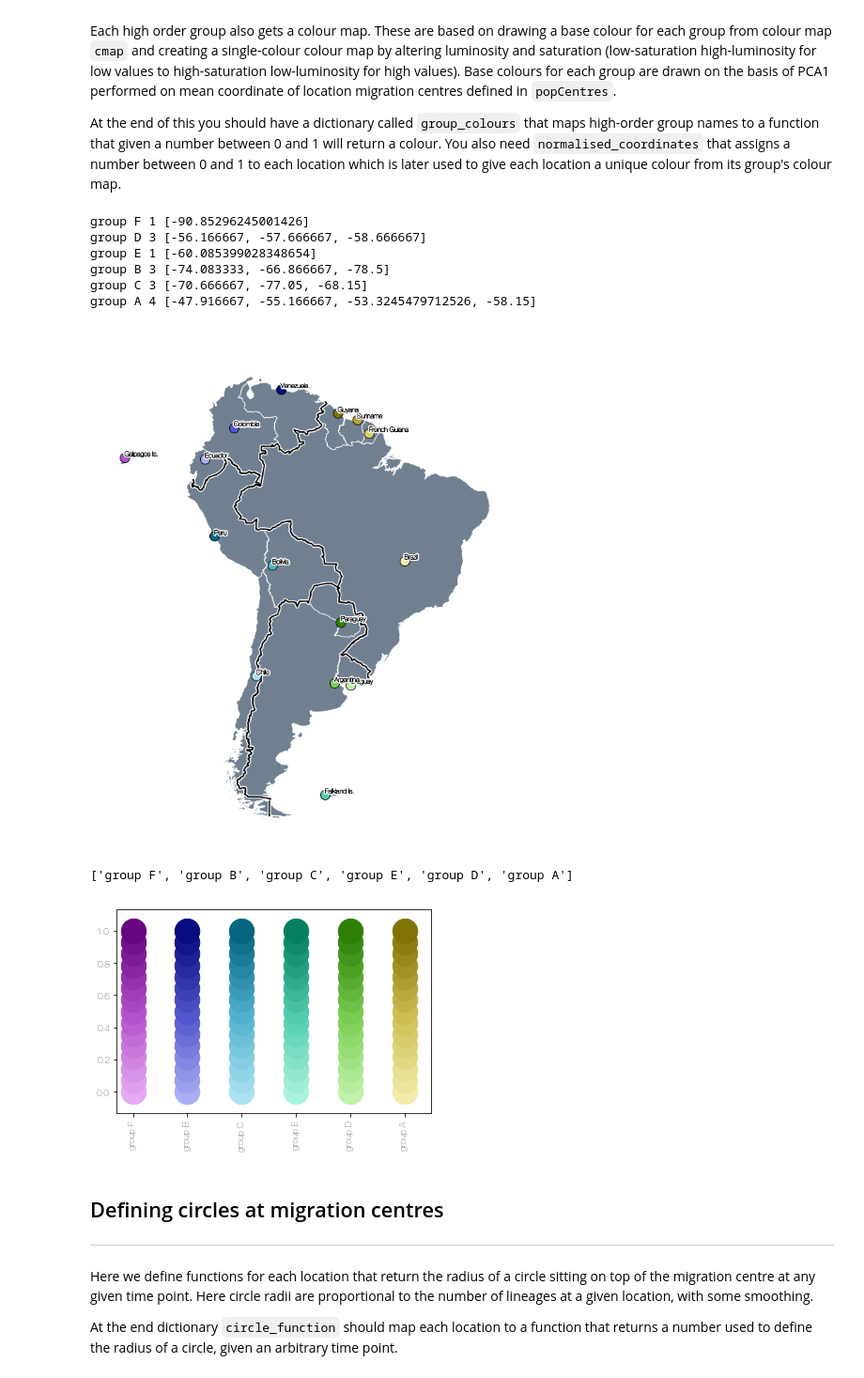
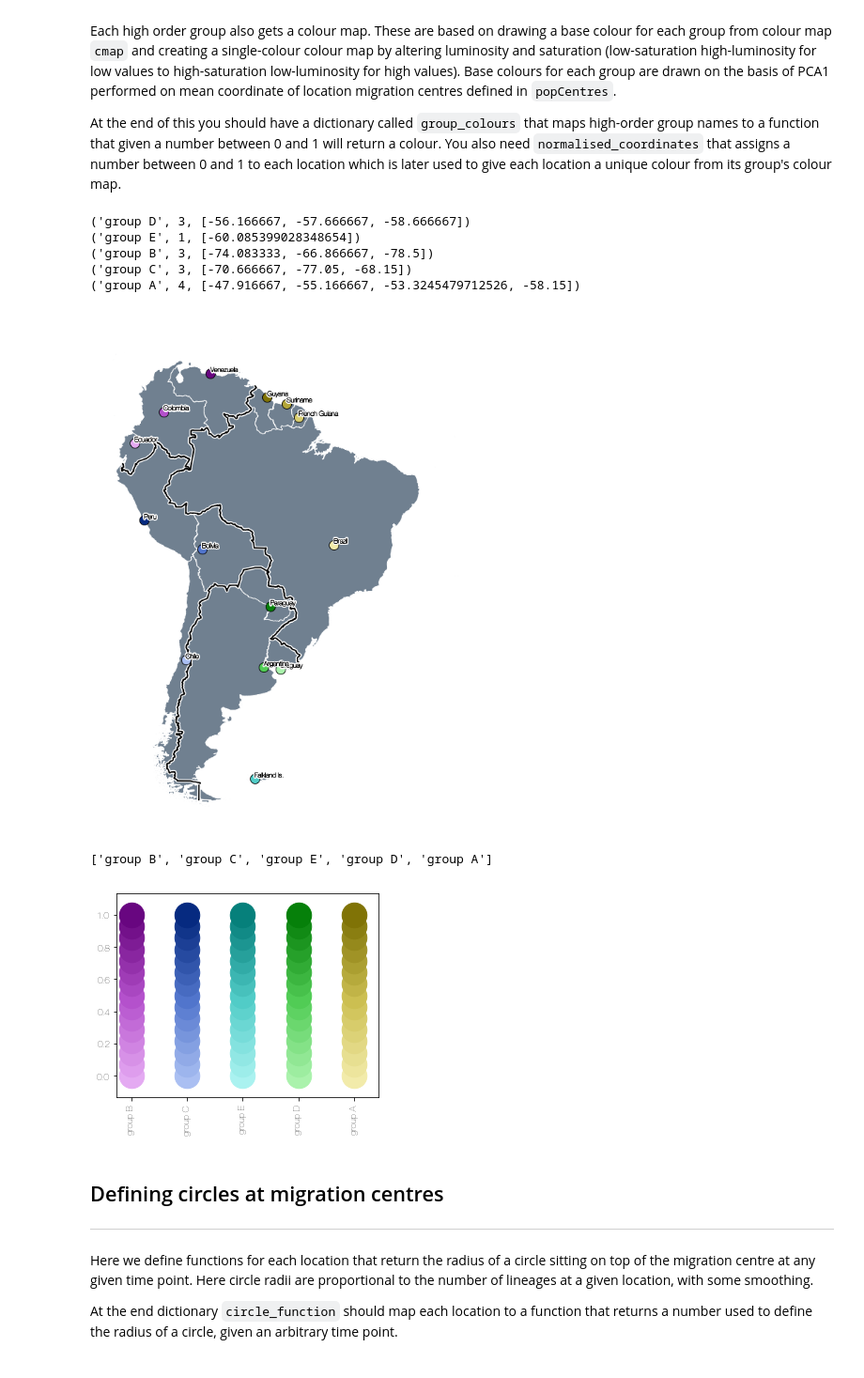
Before and after one commit to evogytis/baltic, a Jupyter notebook: curonia.ipynb, the cells around one changed output. Shown: that part at 94% size. Drawn from its saved outputs; the diff is of its cells as text; code cells hidden in the pictures.

```diff
--- a/curonia.ipynb
+++ b/curonia.ipynb
@@ -113,12 +120,12 @@ address='https://raw.githubusercontent.com/phylogeography/SpreaD3/master/data/ge
 
 try: ## if there's internet
     fetch_map = requests.get(address) ## fetch Central America geoJSON file from SpreaD3 repo as an example
-    json_map=json.load(StringIO(fetch_map.text)) ## import json
+    json_map=json.load(sio(fetch_map.text)) ## import json
     json.dump(json_map,open('./baltic_example.geojson','w')) ## write to file locally
 except: ## no internet
     json_map=json.load(open('./baltic_example.geojson','r')) ## read from (hopefully saved) local copy
 
-print 'Done!'
+print('Done!')
 # %% [output]
 Done!
 # %% [markdown]
@@ -138,8 +145,8 @@ locName='name' ## key name for each feature
 for loc in features: ## iterate through features (locations)
     poly = np.asarray(loc['geometry']['coordinates']) ## get coordinates
     location=removeDiacritics(loc['properties'][locName]) ## standardised location name (remove diacritics)
-
-    if location not in ['Isla Sala y Gomez']: ## ignore Isla Sala y Gomez
+#     print(location.encode().decode('utf-8'))
+    if location not in ['Isla Sala y Gomez'] and 'Gal' not in location: ## ignore Isla Sala y Gomez
         polygons[location]=[]
         location_points[location]=[]
         if loc['geometry']['type']=='MultiPolygon': ## multiple parts detected
@@ -163,8 +170,8 @@ for loc in features: ## iterate through features (locations)
             complete_location.append(Polygon(part,True)) ## create a polygon for each component of a location
 
         polygons[location]=complete_location ## assign list of polygons to a location
-    elif location=='Isla Sala y Gomez': ## if location is Isla Sala y Gomez - print a geoJSON entry example
-        print 'example geoJSON entry:\n%s\n\nnote that only the coordinate field is called\n'%(loc)
+#     elif location=='Isla Sala y Gomez': ## if location is Isla Sala y Gomez - print a geoJSON entry example
+#         print('example geoJSON entry:\n%s\n\nnote that only the coordinate field is called\n'%(loc))
 
-print 'polygons loaded:\n%s'%(polygons.keys())
+print('polygons loaded:\n%s'%(polygons.keys()))
 # %% [output]
@@ -204,20 +206,20 @@ for line in popFile: ## iterate over spreadsheet of coordinates
         #locations.append(country)
 
 for loc in polygons.keys(): ## iterate through locations
-    if popCentres.has_key(loc)==False: ## if capital coordinates were not found during the previous pass
+    if loc not in popCentres: ## if capital coordinates were not found during the previous pass
         popCentres[loc]=np.mean([np.mean(poly.get_verts(),axis=0) for poly in polygons[loc]],axis=0) ## assign pop centroid as mean of all polygon coordinates
         #locations.append(loc)
 
-print 'migration centres:\n%s\n'%(popCentres.keys())
-print 'dictionary format for migration centre coordinates:\n%s\n'%(popCentres)
+print('migration centres:\n%s\n'%(popCentres.keys()))
+print('dictionary format for migration centre coordinates:\n%s\n'%(popCentres))
 
 # aggregation={centre:centre for centre in popCentres.keys()} ## no higher-order aggregation (each location maps to itself)
-aggregation={'Brazil':'group A', 'Suriname':'group A', 'Guyana':'group A', 'French Guiana':'group A', 'Colombia':'group B', 'Venezuela':'group B', 'Ecuador':'group B', 'Peru':'group C', 'Chile':'group C', 'Bolivia':'group C', 'Uruguay':'group D', 'Paraguay':'group D', 'Argentina':'group D','Falkland Is.':'group E','Galpagos Is.':'group F'} ## aggregate individual locations into higher-order groups (e.g. subdivisions into a country)
+aggregation={'Brazil':'group A', 'Suriname':'group A', 'Guyana':'group A', 'French Guiana':'group A', 'Colombia':'group B', 'Venezuela':'group B', 'Ecuador':'group B', 'Peru':'group C', 'Chile':'group C', 'Bolivia':'group C', 'Uruguay':'group D', 'Paraguay':'group D', 'Argentina':'group D','Falkland Is.':'group E'} ## aggregate individual locations into higher-order groups (e.g. subdivisions into a country)
 
-assert len(aggregation.keys())>=len(popCentres.keys()),'Not all popCentres locations were assigned to a higher order group in aggregation dictionary'
+assert len(aggregation.keys())>=len(popCentres.keys()),'Not all popCentres locations were assigned to a higher order group in aggregation dictionary: %s'%(set(popCentres.keys())-set(aggregation.keys()))
 
 members={group:[loc for loc in aggregation.keys() if aggregation[loc]==group] for group in set(aggregation.values())}
 
-print 'dictionary format for aggregation of locations:\n%s'%(aggregation)
+print('dictionary format for aggregation of locations:\n%s'%(aggregation))
 # %% [output]
 migration centres:
@@ -253,7 +250,7 @@ minObs,maxObs=2,20 ## minimum and maximum observations per location
 # loc_data={loc:{} for loc in popCentres.keys()} ## no tertiary data
 loc_data={loc:{'%d-%02d-%02d'%(np.random.randint(2016,2019),np.random.randint(1,12),np.random.randint(1,28)):np.random.randint(minValue,maxValue) for t in range(np.random.randint(minObs,maxObs))} for loc in popCentres.keys()} ## create random tertiary data for each polygon
 
-print 'polygon data input dictionary:\n%s\n'%(loc_data)
+print('polygon data input dictionary:\n%s\n'%(loc_data))
 
 data_timelines={} ## will contain a sorted list of time points for which data are available in a location
 polygon_data={} ## will contain tertiary data available for each location, in their temporal order
@@ -262,7 +259,7 @@ for loc in loc_data.keys():
     data_timelines[loc]=sorted(loc_data[loc].keys(),key=lambda w:bt.decimalDate(w)) ## for each location remember the sorted timeline for which data are available
 
     if len(data_timelines[loc])>1: ## if there are entries
-        polygon_data[loc]=interp1d(map(bt.decimalDate,data_timelines[loc]),[loc_data[loc][day] for day in data_timelines[loc]],bounds_error=False) ## for each location generate an interpolation function that will be able to return a number given a time point
+        polygon_data[loc]=interp1d(list(map(bt.decimalDate,data_timelines[loc])),[loc_data[loc][day] for day in data_timelines[loc]],bounds_error=False) ## for each location generate an interpolation function that will be able to return a number given a time point
     else: ## not enough entries for interpolation - function will return 0.0 whenever called
         polygon_data[loc]=lambda d:0.0
 
@@ -273,6 +270,6 @@ for group in set(aggregation.values()): ## iterate over higher order group desig
     else:
         polygon_max[group]=1.0 ## insufficient data - maximum is set to 1.0
 
-print 'maximum polygon data values:\n%s\n'%(polygon_max)
+print('maximum polygon data values:\n%s\n'%(polygon_max))
 # %% [output]
 polygon data input dictionary:
@@ -394,10 +391,12 @@ Each high order group also gets a colour map. These are based on drawing a base
 At the end of this you should have a dictionary called `group_colours` that maps high-order group names to a function that given a number between 0 and 1 will return a colour. You also need `normalised_coordinates` that assigns a number between 0 and 1 to each location which is later used to give each location a unique colour from its group's colour map.
 # %%
 def desaturate(rgb,sat,lum):
-    if isinstance(rgb,unicode) or isinstance(rgb,str):
+    if isinstance(rgb,str):
         rgb=mpl.colors.hex2color(rgb) ## convert to rgb if string given
     elif np.array(rgb).shape[-1]==4: ## if there's four values
         rgb=rgb[:-1]
+    elif isinstance(rgb,unicode):
+        rgb=mpl.colors.hex2color(rgb) ## convert to rgb if string given
 
     assert 0.0<=sat<=1.0,'Desaturation outside allowed interval'
     assert np.array(rgb).shape[-1]==3,'Incorrect colour array shape'
@@ -413,13 +412,13 @@ for high_order in set(aggregation.values()): ## iterate over high order group
     locs=[loc for loc in popCentres.keys() if aggregation[loc]==high_order] ## get locations in group
     sorted_locations=sorted(locs,key=lambda loc:popCentres[loc][0]) ## sort locations in group
     group_coordinates[high_order]=np.mean([popCentres[loc] for loc in sorted_locations],axis=0)
-    print high_order,len(locs),[popCentres[loc][0] for loc in locs]
+    print(high_order,len(locs),[popCentres[loc][0] for loc in locs])
 
     if len(locs)>2: ## for more than two locations colour coordinates based on their index along PCA1
         loc_pca = IncrementalPCA(n_components=2) ## create PCA object
         loc_pca.fit([popCentres[loc] for loc in locs]) ## fit population centroid coordinates
-        loc_transformed=map(tuple,loc_pca.transform([popCentres[loc] for loc in locs])) ## get PCA coordinates for population centroids
-        sorted_transform=sorted(map(tuple,loc_transformed),key=lambda x:x[0]) ## sort coordinates by x
+        loc_transformed=list(map(tuple,loc_pca.transform([popCentres[loc] for loc in locs]))) ## get PCA coordinates for population centroids
+        sorted_transform=sorted(list(map(tuple,loc_transformed)),key=lambda x:x[0]) ## sort coordinates by x
 
         for l,loc in enumerate(locs):
             normalised_coordinates[loc]=sorted_transform.index(loc_transformed[l])/float(len(locs)-1)
@@ -462,43 +461,42 @@ for loc in popCentres.keys():
 
     ax.text(x,y,loc,va='bottom',ha='left',zorder=100,path_effects=effects) ## add its name
 
 
 for i,loc in enumerate(polygons.keys()): ## iterate over locations
     ax.add_collection(PatchCollection(polygons[loc],facecolor='slategrey',edgecolor='w',lw=1,zorder=1)) ## add polygon
 
 for stretch in international_border: ## plot borders
     xs,ys=zip(*stretch)
     ax.plot(xs,ys,color='k',zorder=11,lw=2)
     ax.plot(xs,ys,color='w',zorder=10,lw=5)
 
 [ax.spines[loc].set_visible(False) for loc in ax.spines]
 ax.tick_params(size=0)
 ax.set_xticklabels([])
 ax.set_yticklabels([])
 
 ax.set_aspect(1)
 plt.show()
 
 fig,ax = plt.subplots(figsize=(len(sorted_group),4),facecolor='w') ## start figure
-print sorted_group
+print(sorted_group)
 for g,group in enumerate(sorted_group):
     for i in np.linspace(0.0,1.0,15):
         ax.scatter(g,i,s=700,color=group_colours[group](i),zorder=20) ## plot a column of points with colours of the colour map
 
 ax.set_xticks(range(len(sorted_group)))
 ax.set_xticklabels(sorted_group,rotation=90)
 
 plt.show()
 # %% [output]
-group F 1 [-90.85296245001426]
-group D 3 [-56.166667, -57.666667, -58.666667]
-group E 1 [-60.085399028348654]
-group B 3 [-74.083333, -66.866667, -78.5]
-group C 3 [-70.666667, -77.05, -68.15]
-group A 4 [-47.916667, -55.166667, -53.3245479712526, -58.15]
+('group D', 3, [-56.166667, -57.666667, -58.666667])
+('group E', 1, [-60.085399028348654])
+('group B', 3, [-74.083333, -66.866667, -78.5])
+('group C', 3, [-70.666667, -77.05, -68.15])
+('group A', 4, [-47.916667, -55.166667, -53.3245479712526, -58.15])
-[figure, old version]
+[figure, new version]
-['group F', 'group B', 'group C', 'group E', 'group D', 'group A']
+['group B', 'group C', 'group E', 'group D', 'group A']
-[figure, old version]
+[figure, new version]
 # %% [markdown]
 ## Defining circles at migration centres
 ----------
```
Also changed, not shown: parts of 13 cells of this notebook, 3 other files.
